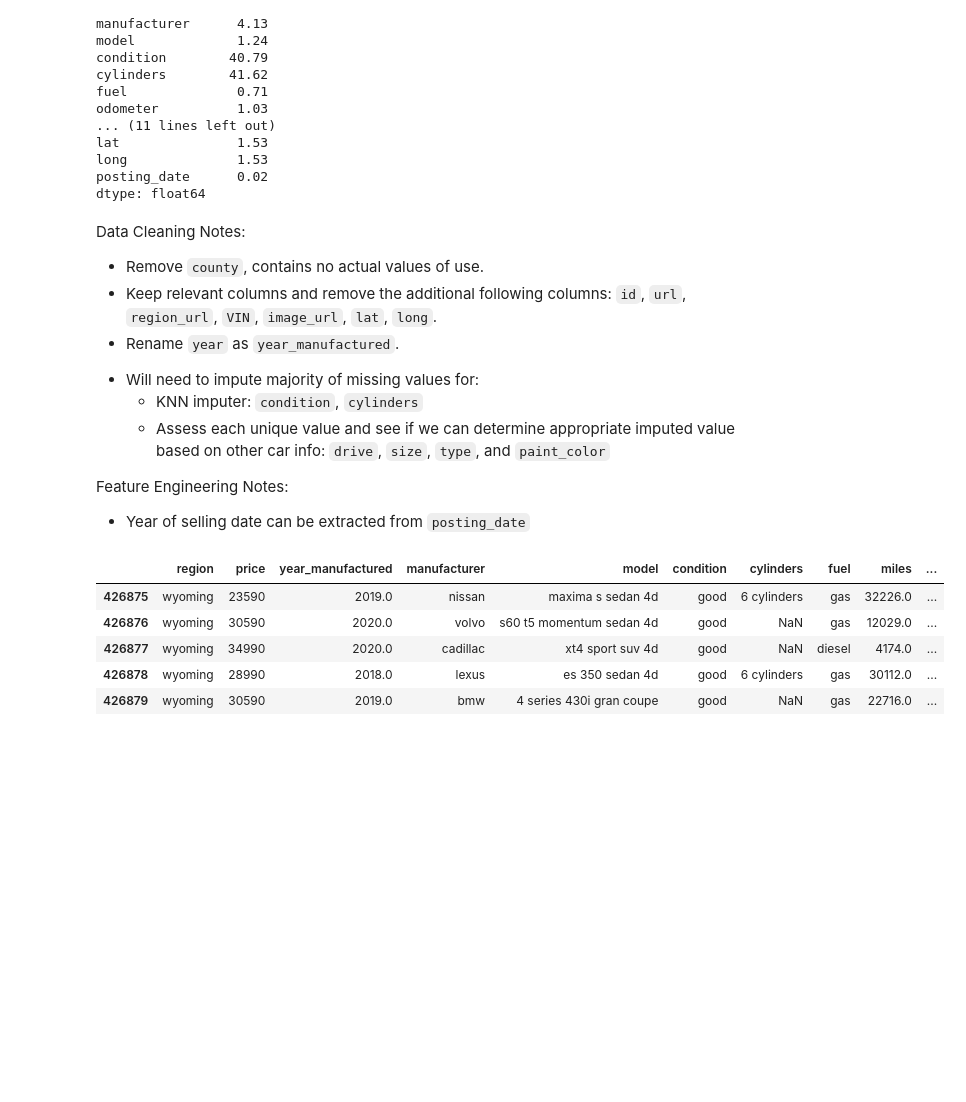
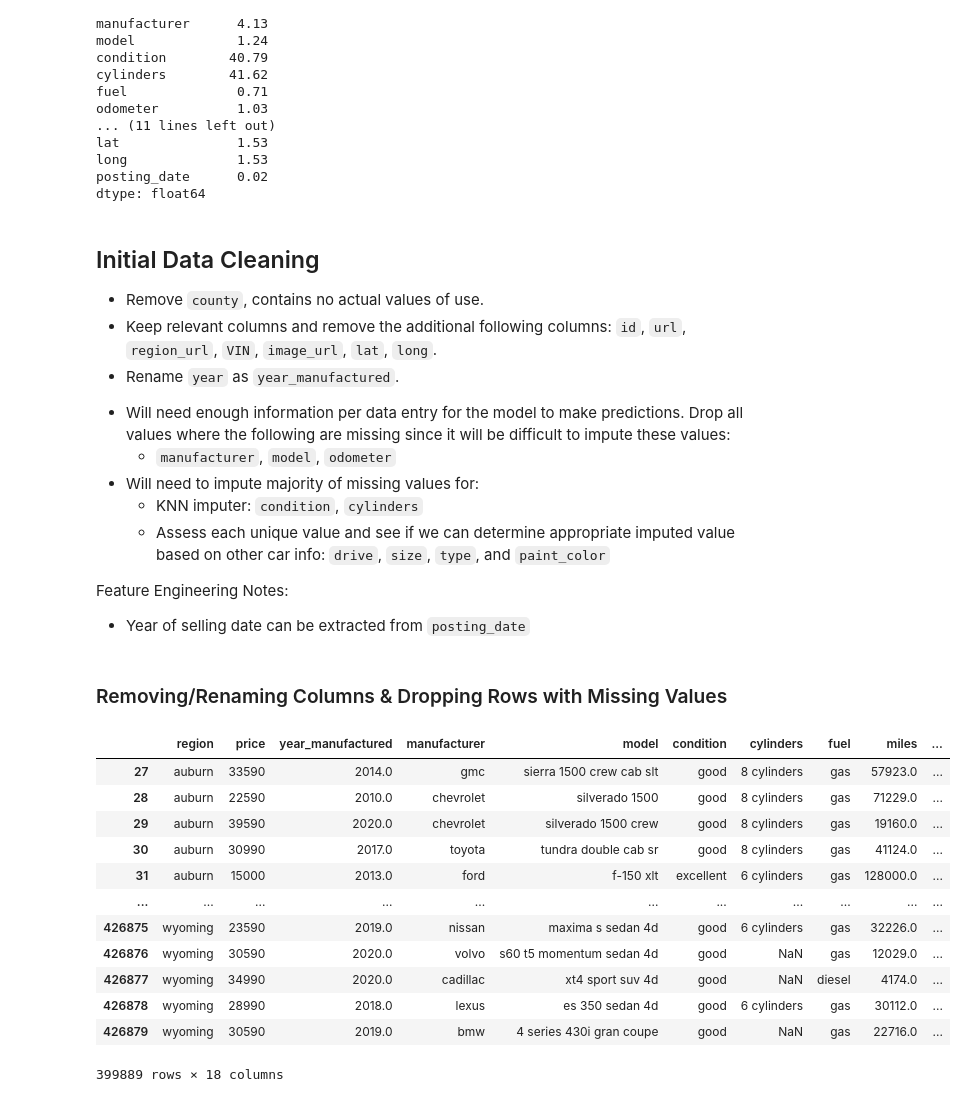
Before and after one commit to eric8395/vehicle_pricing, a Jupyter notebook: Cleaning_with_EDA.ipynb, the cells around one changed output. Cells and saved outputs as stored; diff of their text form; code cells hidden in the pictures; blank space fills up the shorter version.

Commit message:
cleaning dataset

```diff
--- a/Cleaning_with_EDA.ipynb
+++ b/Cleaning_with_EDA.ipynb
@@ -55,31 +56,45 @@ long              1.53
 posting_date      0.02
 dtype: float64
 # %% [markdown]
-Data Cleaning Notes:
+## Initial Data Cleaning
 - Remove `county`, contains no actual values of use.
 - Keep relevant columns and remove the additional following columns: `id`, `url`, `region_url`, `VIN`, `image_url`, `lat`, `long`.
 - Rename `year` as `year_manufactured`.
+* Will need enough information per data entry for the model to make predictions. Drop all values where the following are missing since it will be difficult to impute these values:
+    - `manufacturer`, `model`, `odometer`
 * Will need to impute majority of missing values for:
     - KNN imputer: `condition`, `cylinders`
     - Assess each unique value and see if we can determine appropriate imputed value based on other car info: `drive`, `size`, `type`, and `paint_color`
 
 Feature Engineering Notes:
 - Year of selling date can be extracted from `posting_date`
+# %% [markdown]
+### Removing/Renaming Columns & Dropping Rows with Missing Values
 # %%
 # keep relevant columns
 cols_to_remove = ['county', 'id', 'url', 'region_url', 'VIN', 'image_url', 'lat', 'long']
-
 # drop cols
 vehicles_df = df.drop(columns = cols_to_remove)
+
+# drop rows where data is missing in the following columns
+missing_cols = ['manufacturer', 'model', 'odometer']
+vehicles_df = vehicles_df.dropna(subset = missing_cols)
 
 # rename year col
 vehicles_df = vehicles_df.rename(columns = {'year':'year_manufactured',
                                             'odometer': 'miles'})
-vehicles_df.tail()
+vehicles_df
 # %% [output]
 |  | region | price | year_manufactured | manufacturer | model | condition | cylinders | fuel | miles | ... |
+| 27 | auburn | 33590 | 2014.0 | gmc | sierra 1500 crew cab slt | good | 8 cylinders | gas | 57923.0 | ... |
+| 28 | auburn | 22590 | 2010.0 | chevrolet | silverado 1500 | good | 8 cylinders | gas | 71229.0 | ... |
+| 29 | auburn | 39590 | 2020.0 | chevrolet | silverado 1500 crew | good | 8 cylinders | gas | 19160.0 | ... |
+| 30 | auburn | 30990 | 2017.0 | toyota | tundra double cab sr | good | 8 cylinders | gas | 41124.0 | ... |
+| 31 | auburn | 15000 | 2013.0 | ford | f-150 xlt | excellent | 6 cylinders | gas | 128000.0 | ... |
+| ... | ... | ... | ... | ... | ... | ... | ... | ... | ... | ... |
 | 426875 | wyoming | 23590 | 2019.0 | nissan | maxima s sedan 4d | good | 6 cylinders | gas | 32226.0 | ... |
 | 426876 | wyoming | 30590 | 2020.0 | volvo | s60 t5 momentum sedan 4d | good | NaN | gas | 12029.0 | ... |
 | 426877 | wyoming | 34990 | 2020.0 | cadillac | xt4 sport suv 4d | good | NaN | diesel | 4174.0 | ... |
 | 426878 | wyoming | 28990 | 2018.0 | lexus | es 350 sedan 4d | good | 6 cylinders | gas | 30112.0 | ... |
 | 426879 | wyoming | 30590 | 2019.0 | bmw | 4 series 430i gran coupe | good | NaN | gas | 22716.0 | ... |
+399889 rows × 18 columns
```
Also changed, not shown: parts of 18 cells of this notebook.
